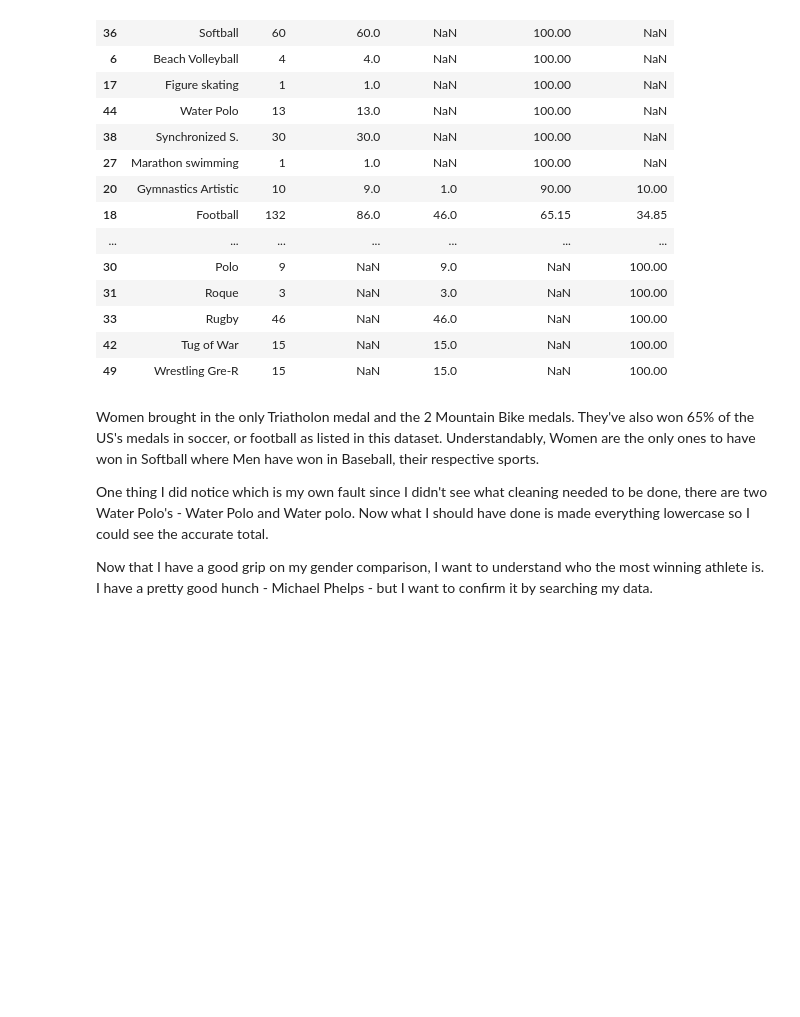
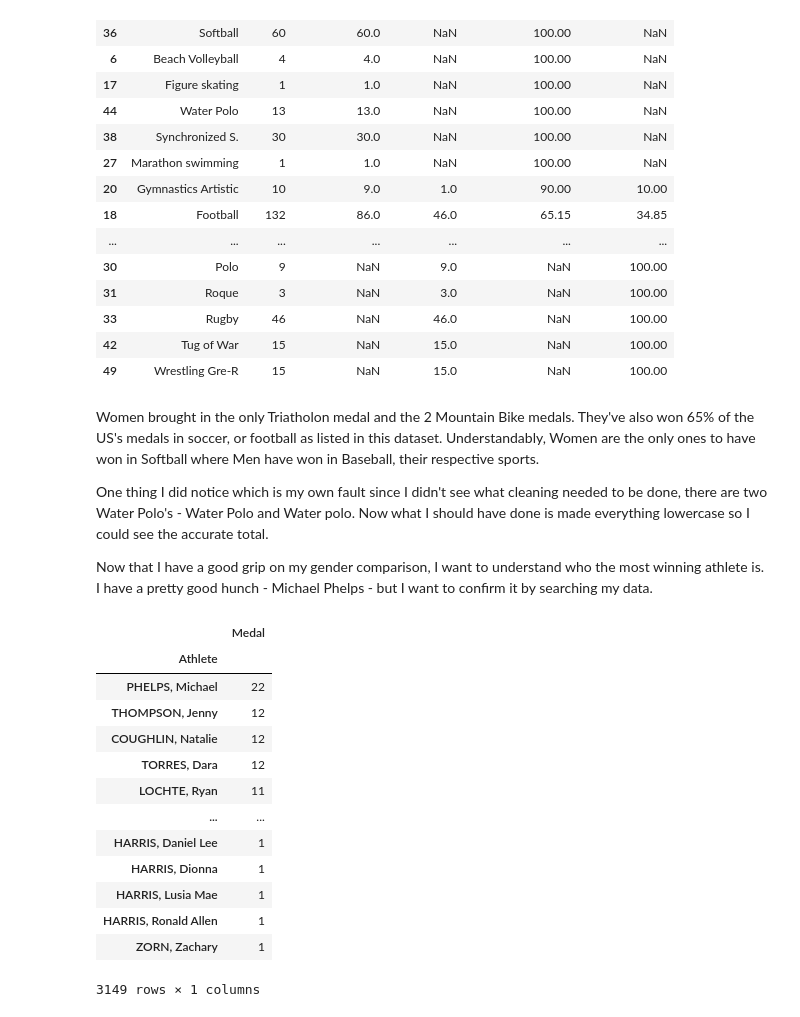
Before and after one commit to mcerow/summer_olympics, a Jupyter notebook: Summer_Olympics.ipynb, the cells around one changed output. Cells and saved outputs as stored; diff of their text form; code cells hidden in the pictures; blank space fills up the shorter version.

```diff
--- a/Summer_Olympics.ipynb
+++ b/Summer_Olympics.ipynb
@@ -417,3 +417,21 @@ Women brought in the only Triatholon medal and the 2 Mountain Bike medals. They'
 One thing I did notice which is my own fault since I didn't see what cleaning needed to be done, there are two Water Polo's - Water Polo and Water polo. Now what I should have done is made everything lowercase so I could see the accurate total.
 
 Now that I have a good grip on my gender comparison, I want to understand who the most winning athlete is. I have a pretty good hunch - Michael Phelps - but I want to confirm it by searching my data.
+# %%
+athlete_count = us_data[['Athlete', 'Medal']]
+athlete_count.groupby('Athlete').count().sort_values('Medal', ascending=False)
+# %% [output]
+|  | Medal |
+| Athlete |  |
+| PHELPS, Michael | 22 |
+| THOMPSON, Jenny | 12 |
+| COUGHLIN, Natalie | 12 |
+| TORRES, Dara | 12 |
+| LOCHTE, Ryan | 11 |
+| ... | ... |
+| HARRIS, Daniel Lee | 1 |
+| HARRIS, Dionna | 1 |
+| HARRIS, Lusia Mae | 1 |
+| HARRIS, Ronald Allen | 1 |
+| ZORN, Zachary | 1 |
+3149 rows × 1 columns
```
Also changed, not shown: parts of 1 cell of this notebook.
